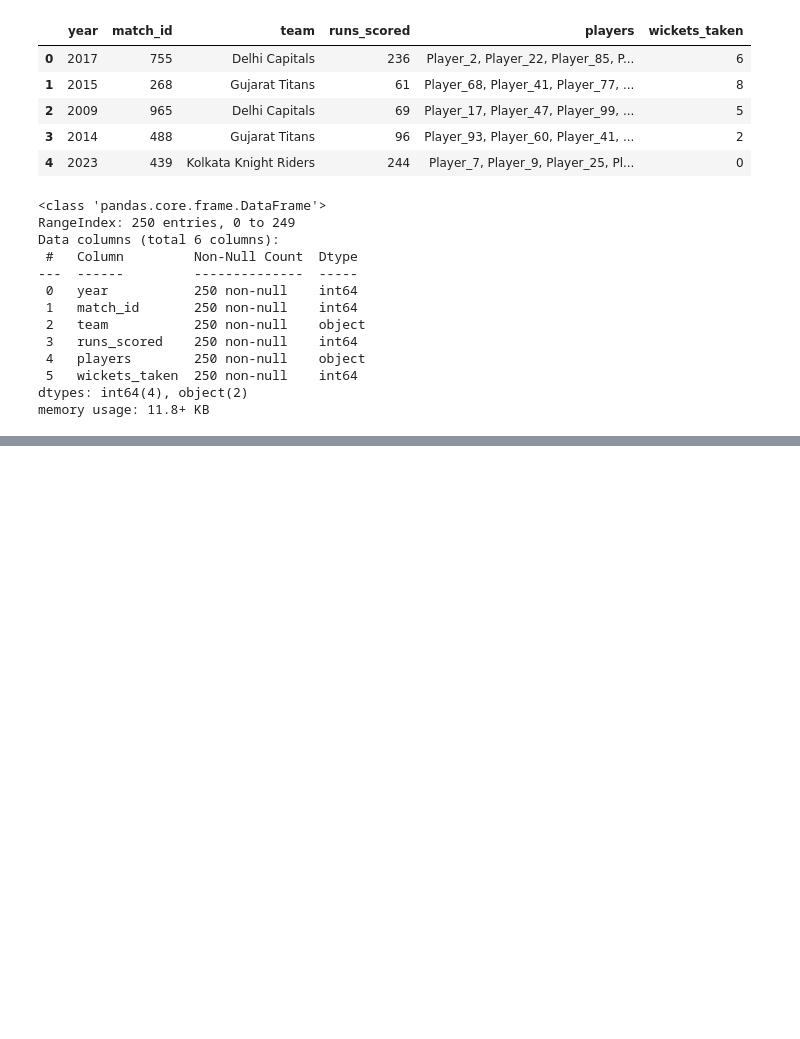
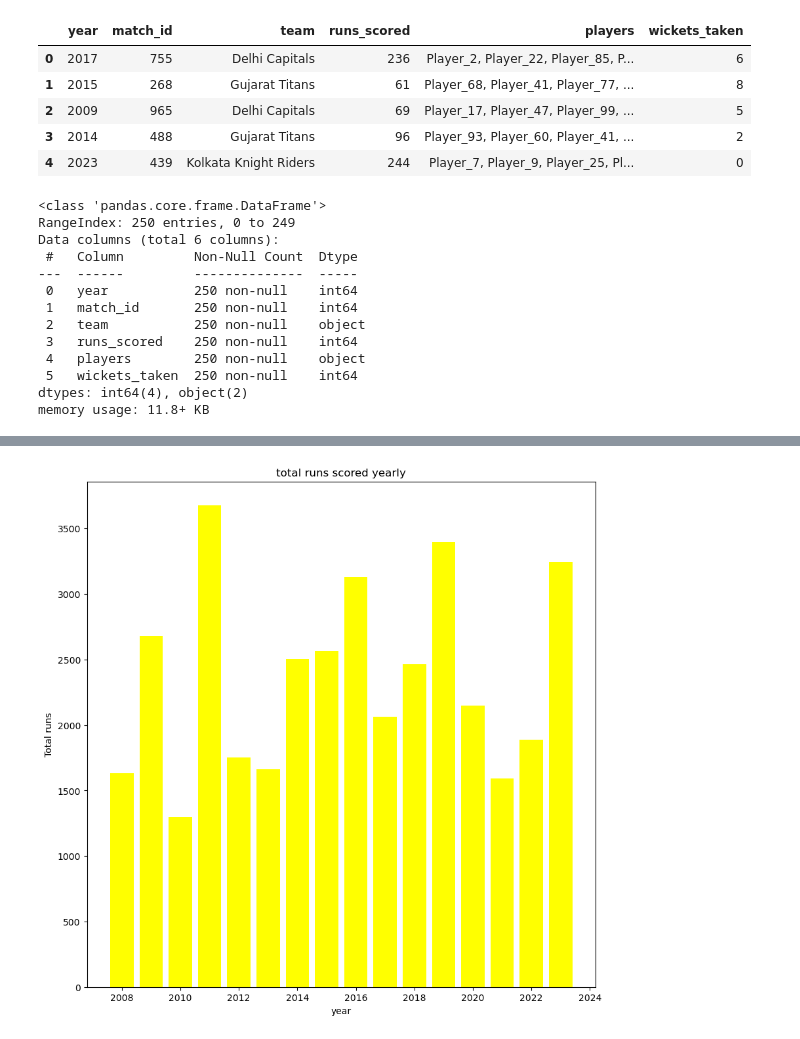
Before and after one commit to Parinita-Jain/ITvedant, a Jupyter notebook: AWP/AWP/Visualization.ipynb, the cells around one changed output, grey strips where cells are left out. Cells and saved outputs as stored; diff of their text form; code cells hidden in the pictures; blank space fills up the shorter version.

```diff
--- a/AWP/AWP/Visualization.ipynb
+++ b/AWP/AWP/Visualization.ipynb
@@ -236,0 +53,10 @@ g.map(sns.histplot,"runs_scored",kde=True)
+# %%
+m=df.groupby("year")["runs_scored"].sum().sort_values(ascending=False)
+plt.figure(figsize=(10,10))
+plt.bar(m.index,m.values,color="yellow")
+plt.title("total runs scored yearly")
+plt.xlabel("year")
+plt.ylabel("Total runs")
+plt.show()
+# %% [output]
+[figure, added]
```
Also changed, not shown: parts of 48 cells of this notebook.
